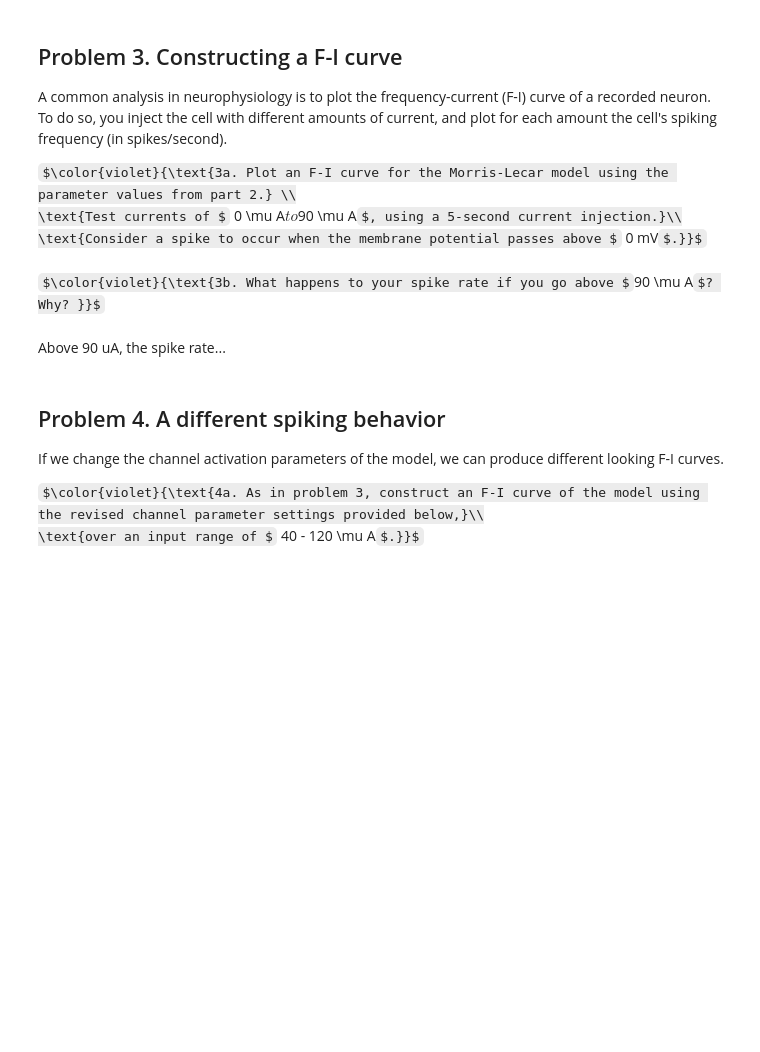
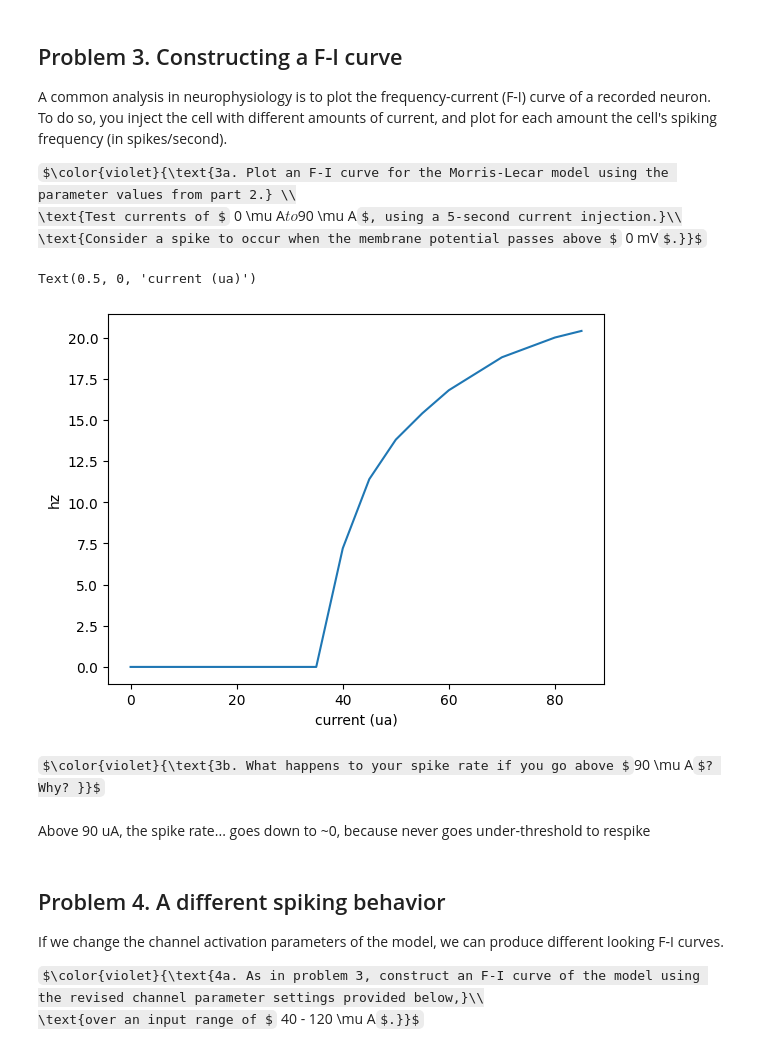
Before and after one commit to dbasrai/nuin443, a Jupyter notebook: problemSets/NUIN443_ps9_simulations-diya.ipynb, the cells around one changed output. Cells and saved outputs as stored; diff of their text form; code cells hidden in the pictures; some formulas as TeX source; blank space fills up the shorter version.

```diff
--- a/problemSets/NUIN443_ps9_simulations-diya.ipynb
+++ b/problemSets/NUIN443_ps9_simulations-diya.ipynb
@@ -197,7 +251,15 @@ $\color{violet}{\text{3a. Plot an F-I curve for the Morris-Lecar model using the
+# %%
+fig, ax = plt.subplots()
+ax.plot(stim_sweep, spike_list)
+ax.set_ylabel('hz')
+ax.set_xlabel('current (ua)')
+# %% [output]
+Text(0.5, 0, 'current (ua)')
+[figure, added]
 # %% [markdown]
 $\color{violet}{\text{3b. What happens to your spike rate if you go above $90 \mu A$? Why? }}$
 # %% [markdown]
-Above 90 uA, the spike rate...
+Above 90 uA, the spike rate... goes down to ~0, because never goes under-threshold to respike
 # %% [markdown]
 ## Problem 4. A different spiking behavior
 
```
Also changed, not shown: parts of 13 cells of this notebook, 1 other file.
